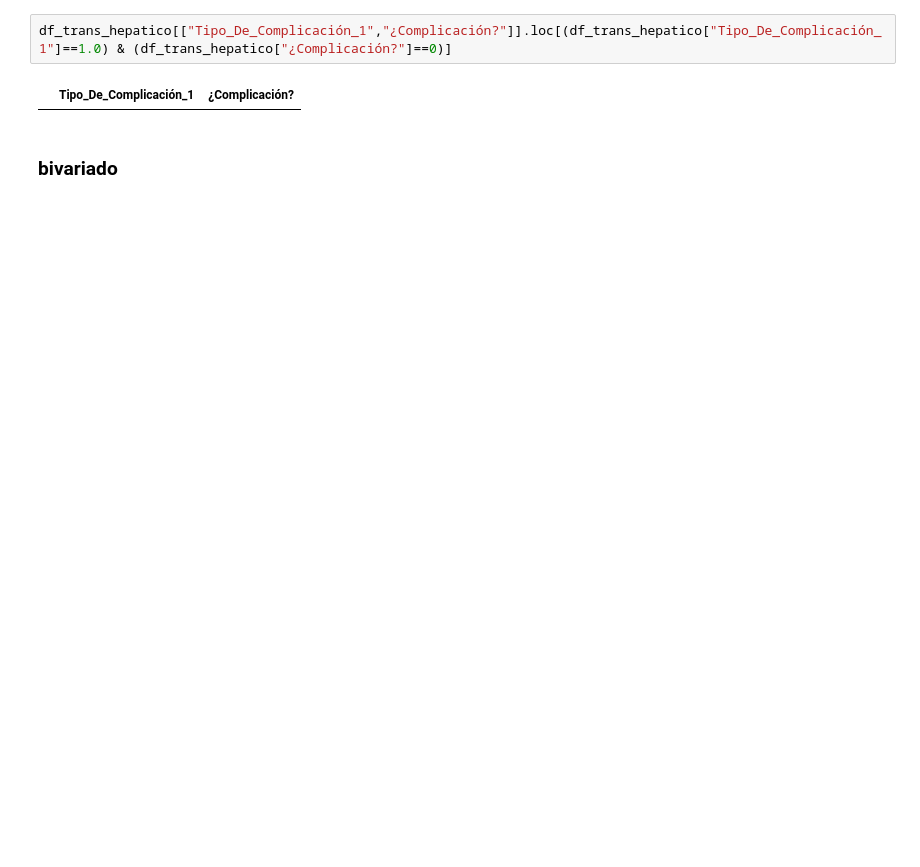
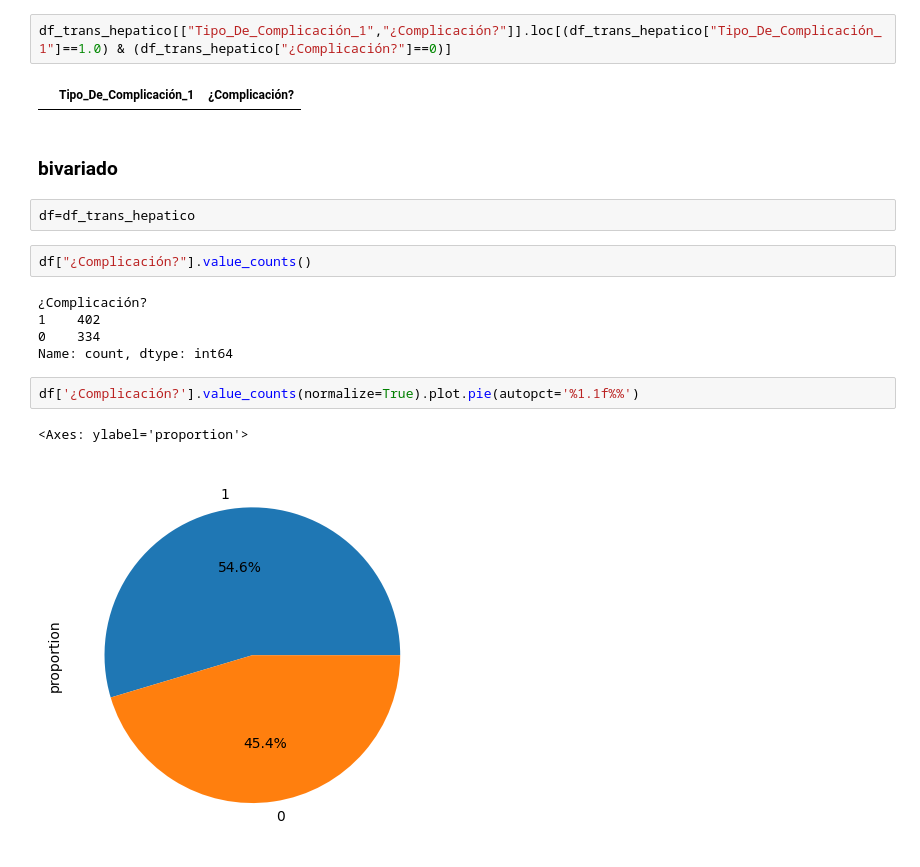
Before and after one commit to Traintain/MINE4101-202520-Proyecto-Transplantes-Hepaticos, a Jupyter notebook: BI_transplante_hepatico_JARM.ipynb, the cells around one changed output. Cells and saved outputs as stored; diff of their text form; blank space fills up the shorter version.

```diff
--- a/BI_transplante_hepatico_JARM.ipynb
+++ b/BI_transplante_hepatico_JARM.ipynb
@@ -1456,3 +1472,17 @@ df_trans_hepatico[["Tipo_De_Complicación_1","¿Complicación?"]].loc[(df_trans_
 |  | Tipo_De_Complicación_1 | ¿Complicación? |
 # %% [markdown]
 ### bivariado
+# %%
+df=df_trans_hepatico
+# %%
+df["¿Complicación?"].value_counts()
+# %% [output]
+¿Complicación?
+1    402
+0    334
+Name: count, dtype: int64
+# %%
+df['¿Complicación?'].value_counts(normalize=True).plot.pie(autopct='%1.1f%%')
+# %% [output]
+<Axes: ylabel='proportion'>
+[figure, added]
```
Also changed, not shown: parts of 5 cells of this notebook.
